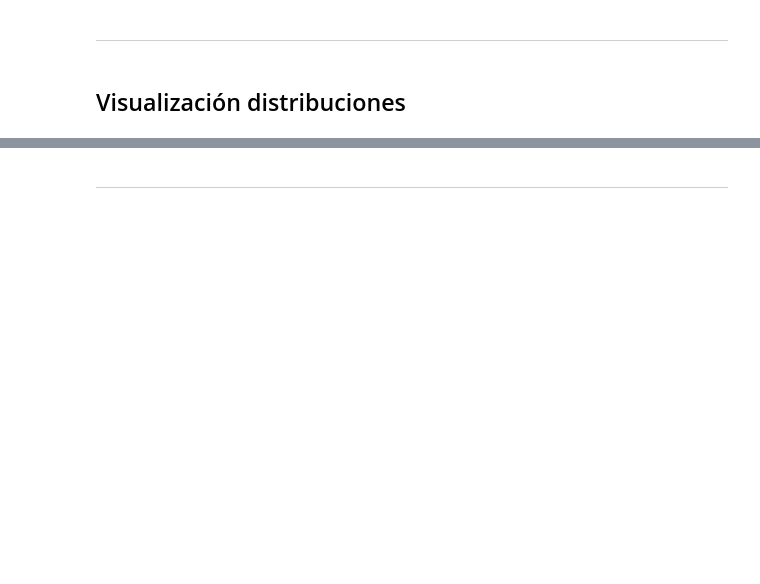
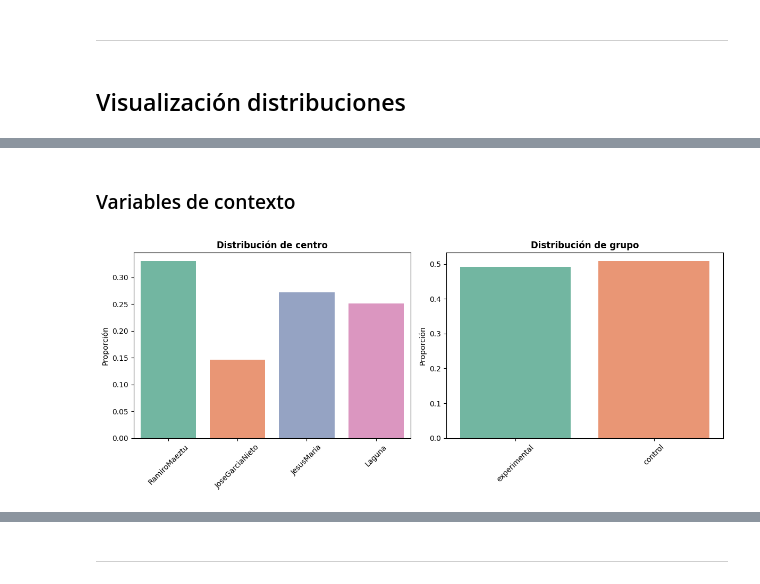
Before and after one commit to IBiDat/va-educational-impact, a Jupyter notebook: src/notebooks/educational_impact/educational_impact_analysis.ipynb, the cells around one changed output, grey strips where cells are left out. Saved outputs shown, nothing was run; the diff lists cells and outputs as text; code cells hidden in the pictures; blank space fills up the shorter version.

```diff
--- a/src/notebooks/educational_impact/educational_impact_analysis.ipynb
+++ b/src/notebooks/educational_impact/educational_impact_analysis.ipynb
@@ -20,14 +164,17 @@ interactions_df = pl.read_parquet(interactions_data_path)
 # %%
 base_cols = ['id', 'centro', 'grupo']
 
-metrics = [
+metrics_pre_post = [
     'puntuacion_tc',
     'puntuacion_ta',
-    'puntuacion_tcc_rel',
-    'puntuacion_tcc_int',
-    'puntuacion_tcc_ext',
     'puntuacion_tc_retencion',
     'puntuacion_tc_transferencia'
+]
+
+metrics_post = [
+    'puntuacion_tcc_rel_post',
+    'puntuacion_tcc_int_post',
+    'puntuacion_tcc_ext_post',
 ]
 
 hake_metrics = [
@@ -40,8 +187,8 @@ forms_cols_analysis = base_cols + hake_metrics + [
     f"{metric}{cat_suffix}_{period}"
     for period in ['pre', 'post']
     for cat_suffix in ['', '_cat']
-    for metric in metrics
-]
+    for metric in metrics_pre_post
+] + metrics_post
 
 forms_df = forms_df[forms_cols_analysis]
 
@@ -206,0 +332,13 @@ shape: (192, 43)
+# %% [markdown]
+### Variables de contexto
+# %%
+context_cols = ['centro', 'grupo']
+# %%
+plot_cat_distribution(
+    df = forms_interactions_df,
+    cat_cols = context_cols,
+    max_cols=3,
+    palette="Set2"
+)
+# %% [output]
+[figure, added]
```
Also changed, not shown: parts of 26 cells of this notebook, 1 other file.
